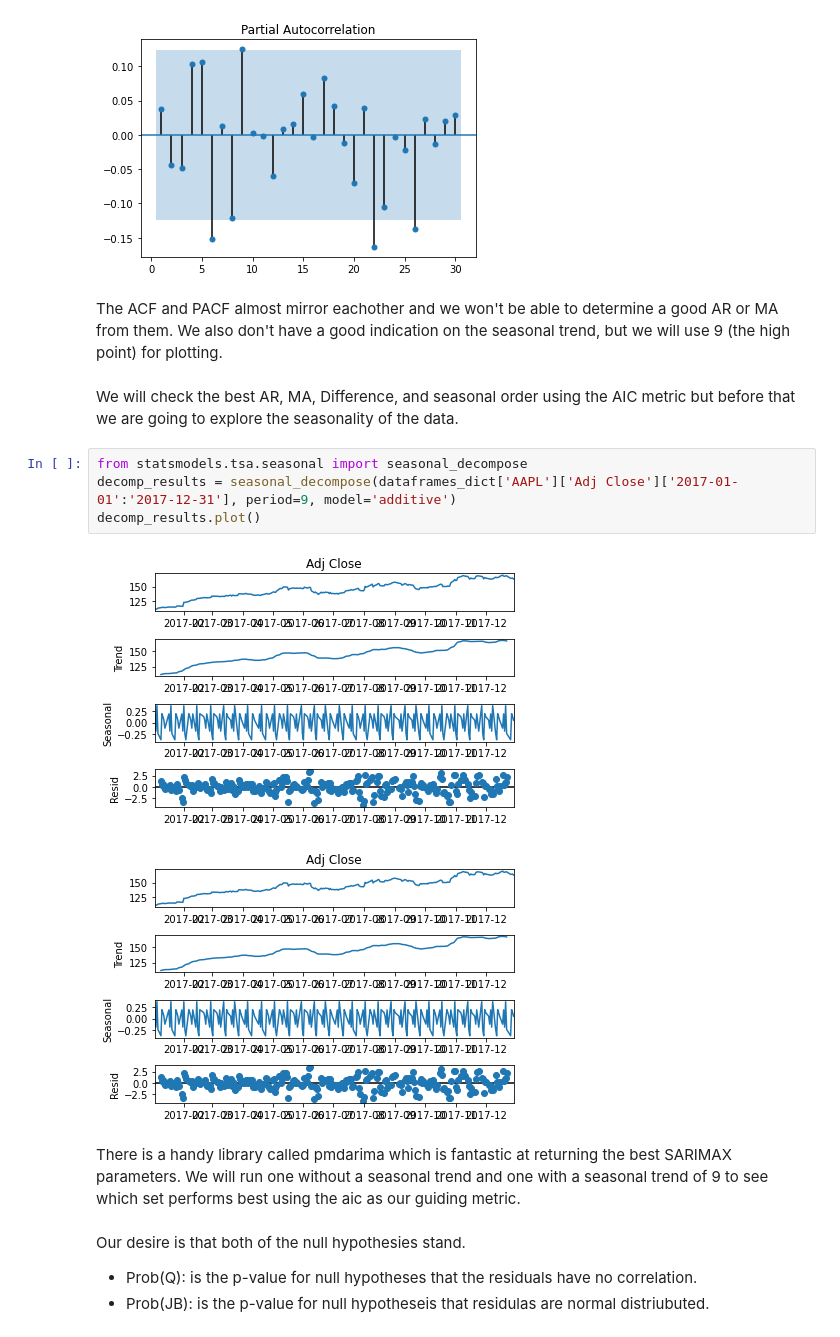
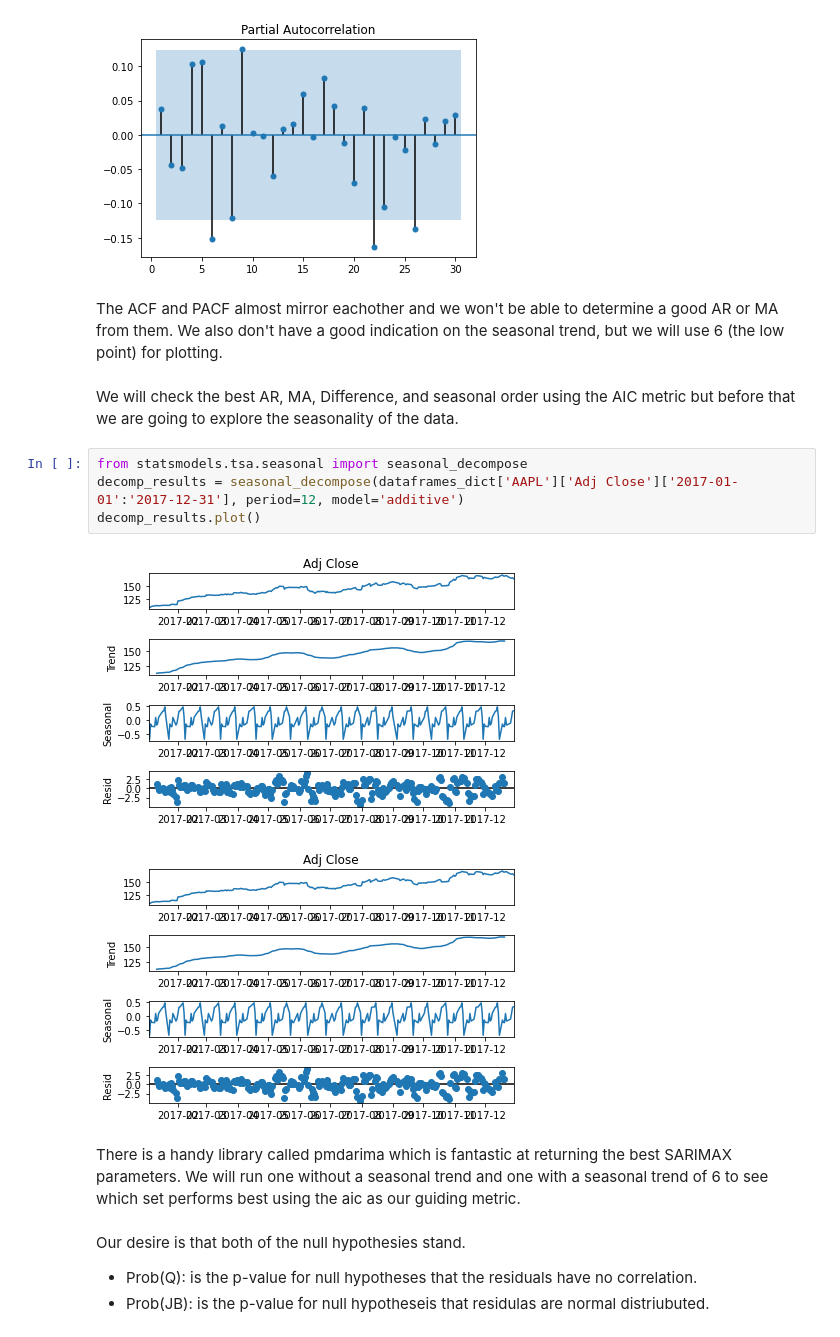
Before and after one commit to jcodedata13/Springboard, a Jupyter notebook: SARIMAX Springboard.ipynb, the cells around one changed output. Drawn from its saved outputs; the diff is of its cells as text.

Commit message:
apple stock SARIMAX...not good

```diff
--- a/SARIMAX Springboard.ipynb
+++ b/SARIMAX Springboard.ipynb
@@ -160,18 +160,18 @@ plot_pacf(dataframes_dict['AAPL']['Adj Close']['2017-01-01':'2017-12-31'].diff()
 [figure]
 # %% [markdown]
 The ACF and PACF almost mirror eachother and we won't be able to determine a good AR or MA from them.
-We also don't have a good indication on the seasonal trend, but we will use 9 (the high point) for plotting.
+We also don't have a good indication on the seasonal trend, but we will use 6 (the low point) for plotting.
 # %% [markdown]
 We will check the best AR, MA, Difference, and seasonal order using the AIC metric but before that we are going to explore the seasonality of the data.
 # %%
 from statsmodels.tsa.seasonal import seasonal_decompose
-decomp_results = seasonal_decompose(dataframes_dict['AAPL']['Adj Close']['2017-01-01':'2017-12-31'], period=9, model='additive')
+decomp_results = seasonal_decompose(dataframes_dict['AAPL']['Adj Close']['2017-01-01':'2017-12-31'], period=12, model='additive')
 decomp_results.plot()
 # %% [output]
-[figure, old version]
+[figure, new version]
-[figure, old version]
+[figure, new version]
 # %% [markdown]
-There is a handy library called pmdarima which is fantastic at returning the best SARIMAX parameters. We will run one without a seasonal trend and one with a seasonal trend of 9 to see which set performs best using the aic as our guiding metric.
+There is a handy library called pmdarima which is fantastic at returning the best SARIMAX parameters. We will run one without a seasonal trend and one with a seasonal trend of 6 to see which set performs best using the aic as our guiding metric.
 # %% [markdown]
 Our desire is that both of the null hypothesies stand.
 *   Prob(Q): is the p-value for null hypotheses that the residuals have no correlation.
```
Also changed, not shown: parts of 12 cells of this notebook.
